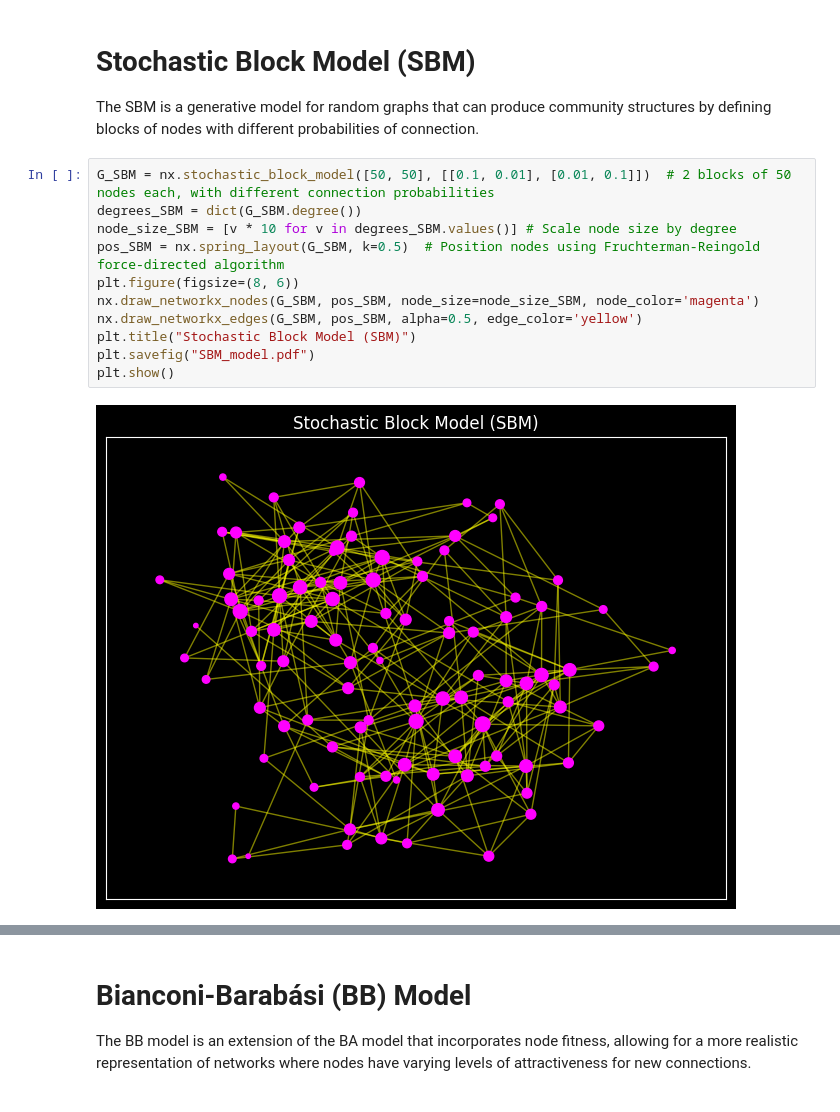
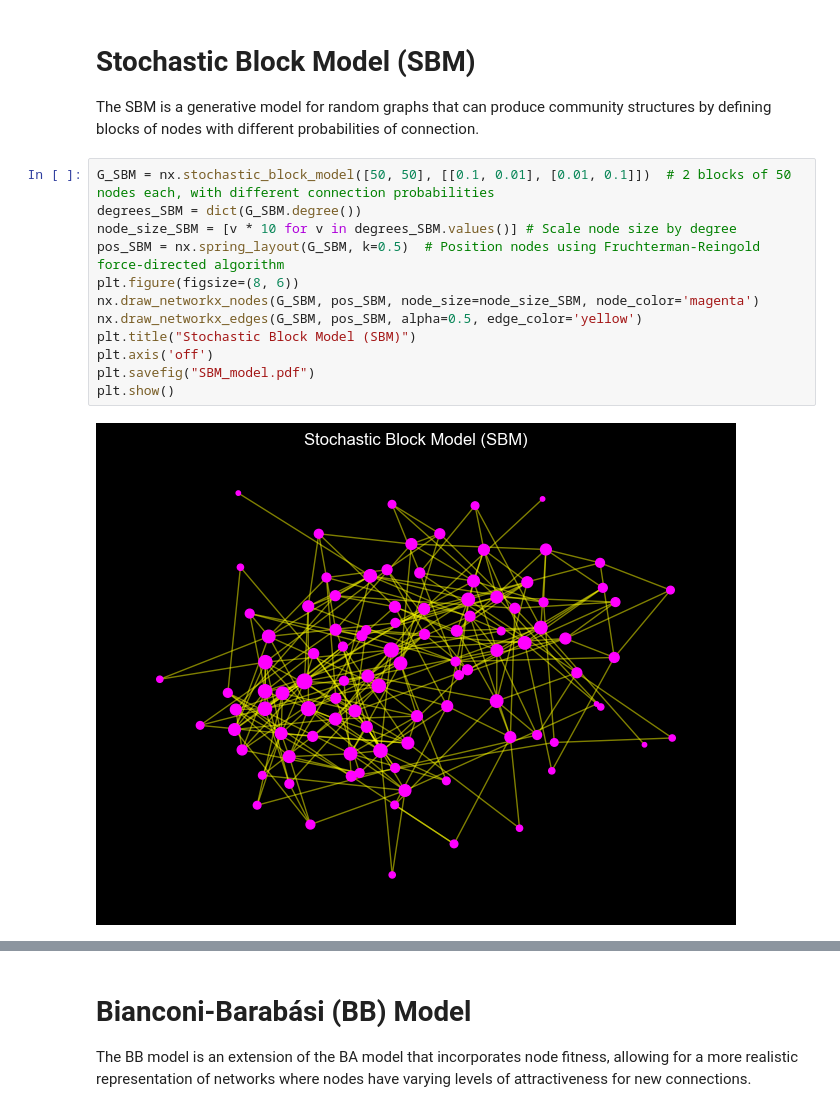
Before and after one commit to lucamar91/qkd_networks, a Jupyter notebook: Complex_Network_Types.ipynb, the cells around one changed output, grey strips where cells are left out. Cells and saved outputs as stored; diff of their text form.

```diff
--- a/Complex_Network_Types.ipynb
+++ b/Complex_Network_Types.ipynb
@@ -190,16 +399,17 @@ The SBM is a generative model for random graphs that can produce community struc
 # %%
 G_SBM = nx.stochastic_block_model([50, 50], [[0.1, 0.01], [0.01, 0.1]])  # 2 blocks of 50 nodes each, with different connection probabilities
 degrees_SBM = dict(G_SBM.degree())
 node_size_SBM = [v * 10 for v in degrees_SBM.values()] # Scale node size by degree
 pos_SBM = nx.spring_layout(G_SBM, k=0.5)  # Position nodes using Fruchterman-Reingold force-directed algorithm
 plt.figure(figsize=(8, 6))
 nx.draw_networkx_nodes(G_SBM, pos_SBM, node_size=node_size_SBM, node_color='magenta')
 nx.draw_networkx_edges(G_SBM, pos_SBM, alpha=0.5, edge_color='yellow')
 plt.title("Stochastic Block Model (SBM)")
+plt.axis('off')
 plt.savefig("SBM_model.pdf")
 plt.show()
 # %% [output]
-[figure, old version]
+[figure, new version]
 # %%
 import networkx as nx
 import matplotlib.pyplot as plt
```
Also changed, not shown: parts of 31 cells of this notebook, 1 other file.
